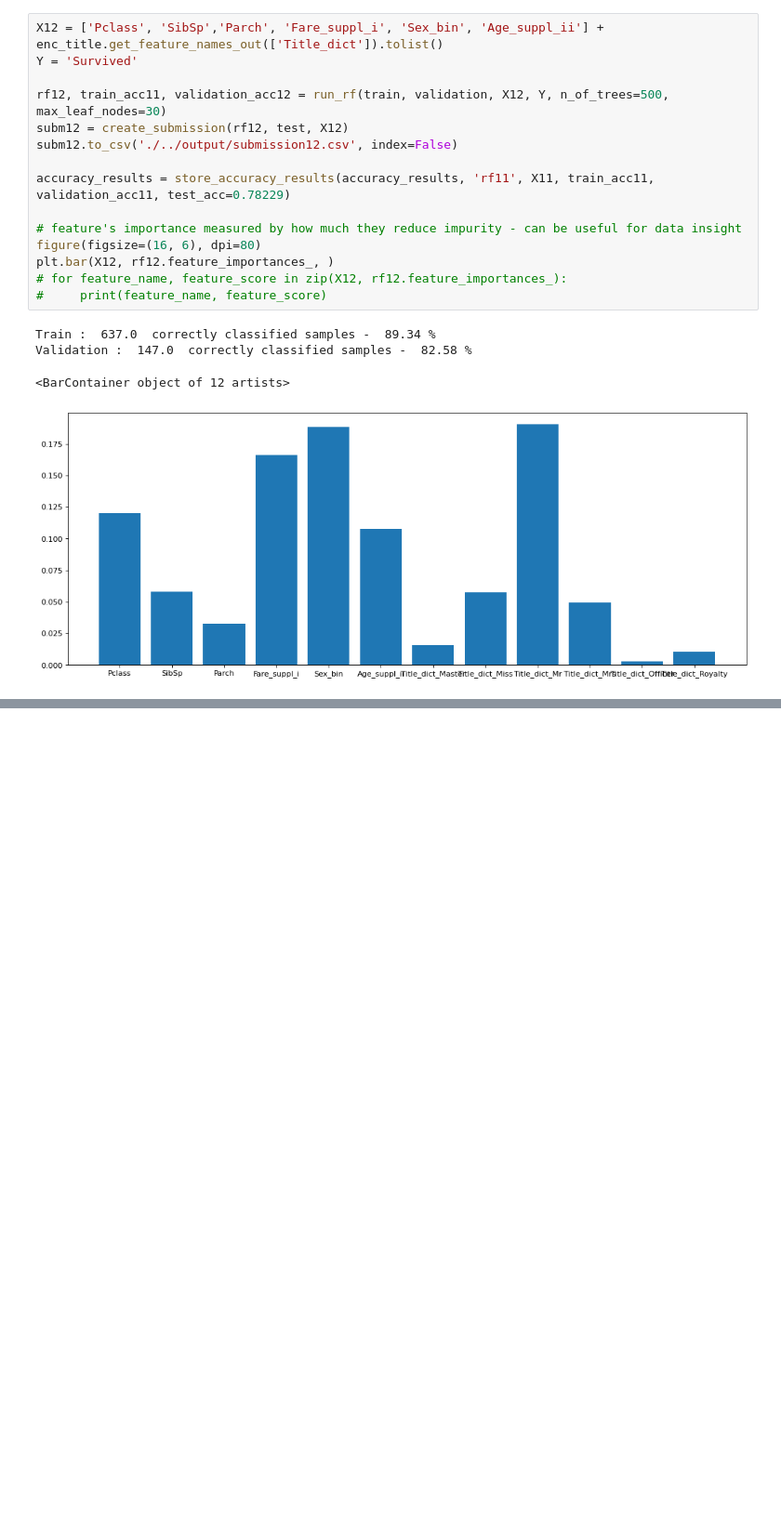
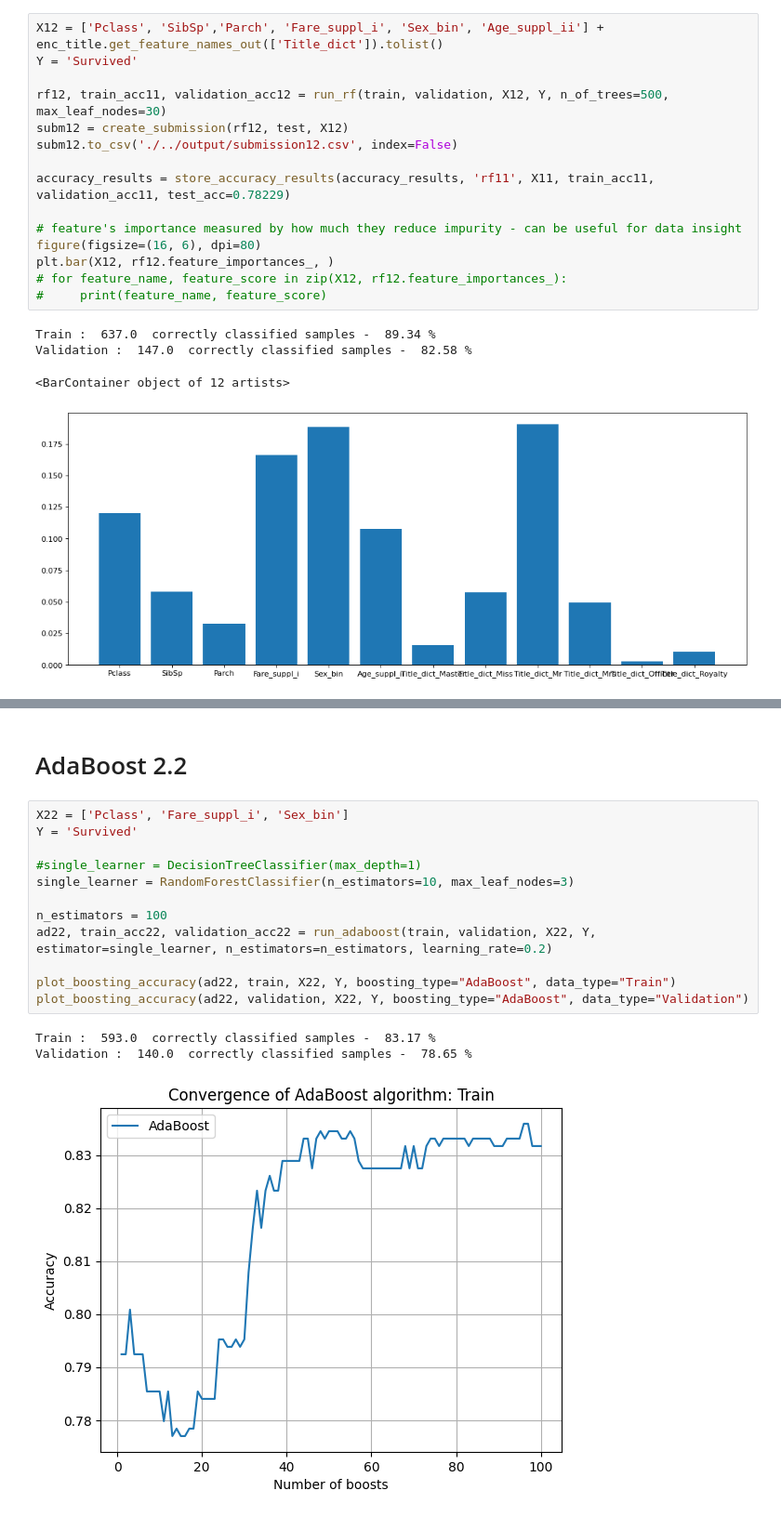
Before and after one commit to katarzynafurmanska/kaggle-titanic, a Jupyter notebook: src/run.ipynb, the cells around one changed output, grey strips where cells are left out. Shown at 93% size. Saved outputs shown, nothing was run; the diff lists cells and outputs as text; blank space fills up the shorter version.

```diff
--- a/src/run.ipynb
+++ b/src/run.ipynb
@@ -691,0 +720,18 @@ accuracy_results
+# %% [markdown]
+# AdaBoost 2.2
+# %%
+X22 = ['Pclass', 'Fare_suppl_i', 'Sex_bin']
+Y = 'Survived'
+
+#single_learner = DecisionTreeClassifier(max_depth=1)
+single_learner = RandomForestClassifier(n_estimators=10, max_leaf_nodes=3)
+
+n_estimators = 100
+ad22, train_acc22, validation_acc22 = run_adaboost(train, validation, X22, Y, estimator=single_learner, n_estimators=n_estimators, learning_rate=0.2)
+
+plot_boosting_accuracy(ad22, train, X22, Y, boosting_type="AdaBoost", data_type="Train")
+plot_boosting_accuracy(ad22, validation, X22, Y, boosting_type="AdaBoost", data_type="Validation")
+# %% [output]
+Train :  593.0  correctly classified samples -  83.17 %
+Validation :  140.0  correctly classified samples -  78.65 %
+[figure, added]
```
Also changed, not shown: parts of 21 cells of this notebook, 2 other files.
